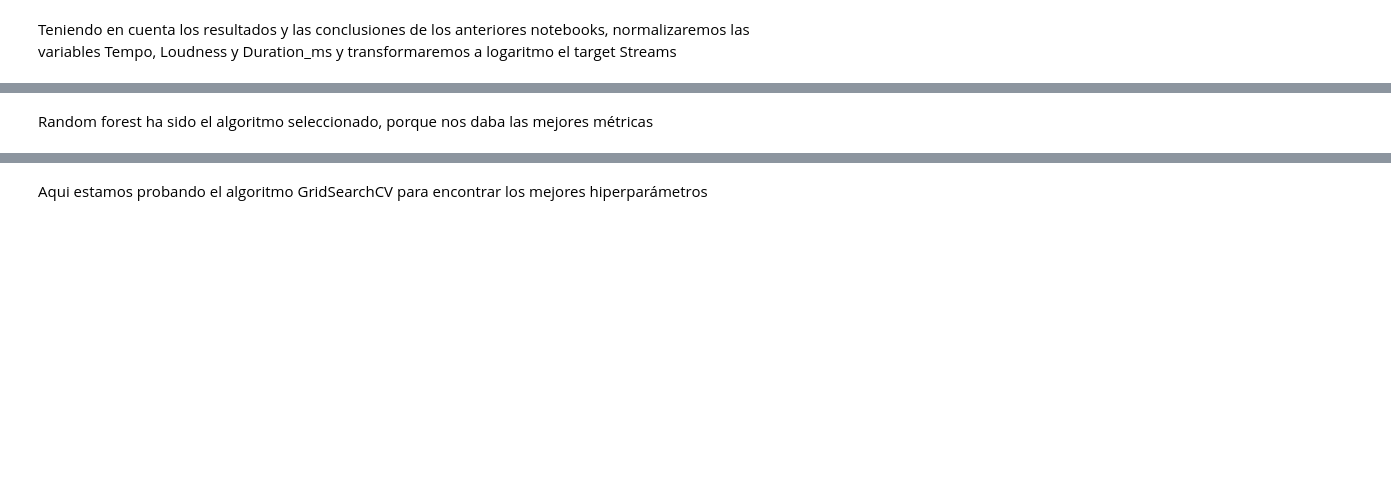
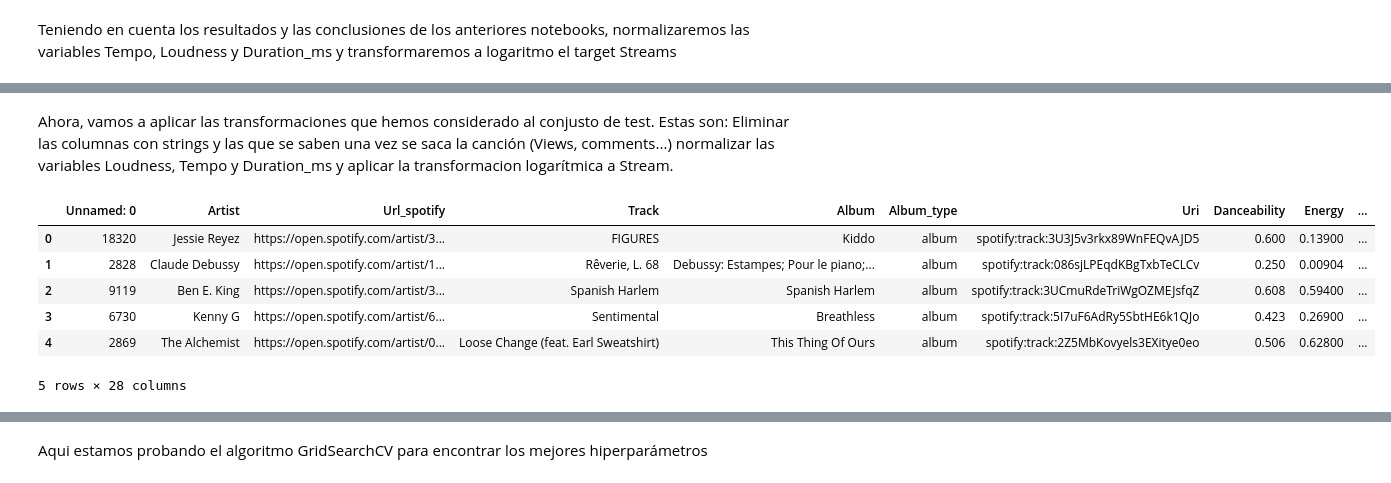
Before and after one commit to mariabarberoc/aprendizaje_automatico_proyecto, a Jupyter notebook: 03_modelo_final.ipynb, the cells around one changed output, grey strips where cells are left out. Cells and saved outputs as stored; diff of their text form; code cells hidden in the pictures; blank space fills up the shorter version.

```diff
--- a/03_modelo_final.ipynb
+++ b/03_modelo_final.ipynb
@@ -31,3 +46,14 @@ train_df.head()
+# %% [markdown]
+Ahora, vamos a aplicar las transformaciones que hemos considerado al conjusto de test. Estas son: Eliminar las columnas con strings y las que se saben una vez se saca la canción (Views, comments...) normalizar las variables Loudness, Tempo y Duration_ms y aplicar la transformacion logarítmica a Stream.
 # %%
 test_df = pd.read_csv('spotify_test.csv')
-test_df["log_stream"] = np.log1p(test_df["Stream"])
+
+test_df.head()
+# %% [output]
+|  | Unnamed: 0 | Artist | Url_spotify | Track | Album | Album_type | Uri | Danceability | Energy | ... |
+| 0 | 18320 | Jessie Reyez | https://open.spotify.com/artist/3... | FIGURES | Kiddo | album | spotify:track:3U3J5v3rkx89WnFEQvAJD5 | 0.600 | 0.13900 | ... |
+| 1 | 2828 | Claude Debussy | https://open.spotify.com/artist/1... | Rêverie, L. 68 | Debussy: Estampes; Pour le piano;... | album | spotify:track:086sjLPEqdKBgTxbTeCLCv | 0.250 | 0.00904 | ... |
+| 2 | 9119 | Ben E. King | https://open.spotify.com/artist/3... | Spanish Harlem | Spanish Harlem | album | spotify:track:3UCmuRdeTriWgOZMEJsfqZ | 0.608 | 0.59400 | ... |
+| 3 | 6730 | Kenny G | https://open.spotify.com/artist/6... | Sentimental | Breathless | album | spotify:track:5I7uF6AdRy5SbtHE6k1QJo | 0.423 | 0.26900 | ... |
+| 4 | 2869 | The Alchemist | https://open.spotify.com/artist/0... | Loose Change (feat. Earl Sweatshirt) | This Thing Of Ours | album | spotify:track:2Z5MbKovyels3EXitye0eo | 0.506 | 0.62800 | ... |
+5 rows × 28 columns
@@ -44,2 +59,0 @@ train_df[cols_to_scale] = scaler.fit_transform(
-# %% [markdown]
-Random forest ha sido el algoritmo seleccionado, porque nos daba las mejores métricas
```
Also changed, not shown: parts of 15 cells of this notebook, 7 other files.
